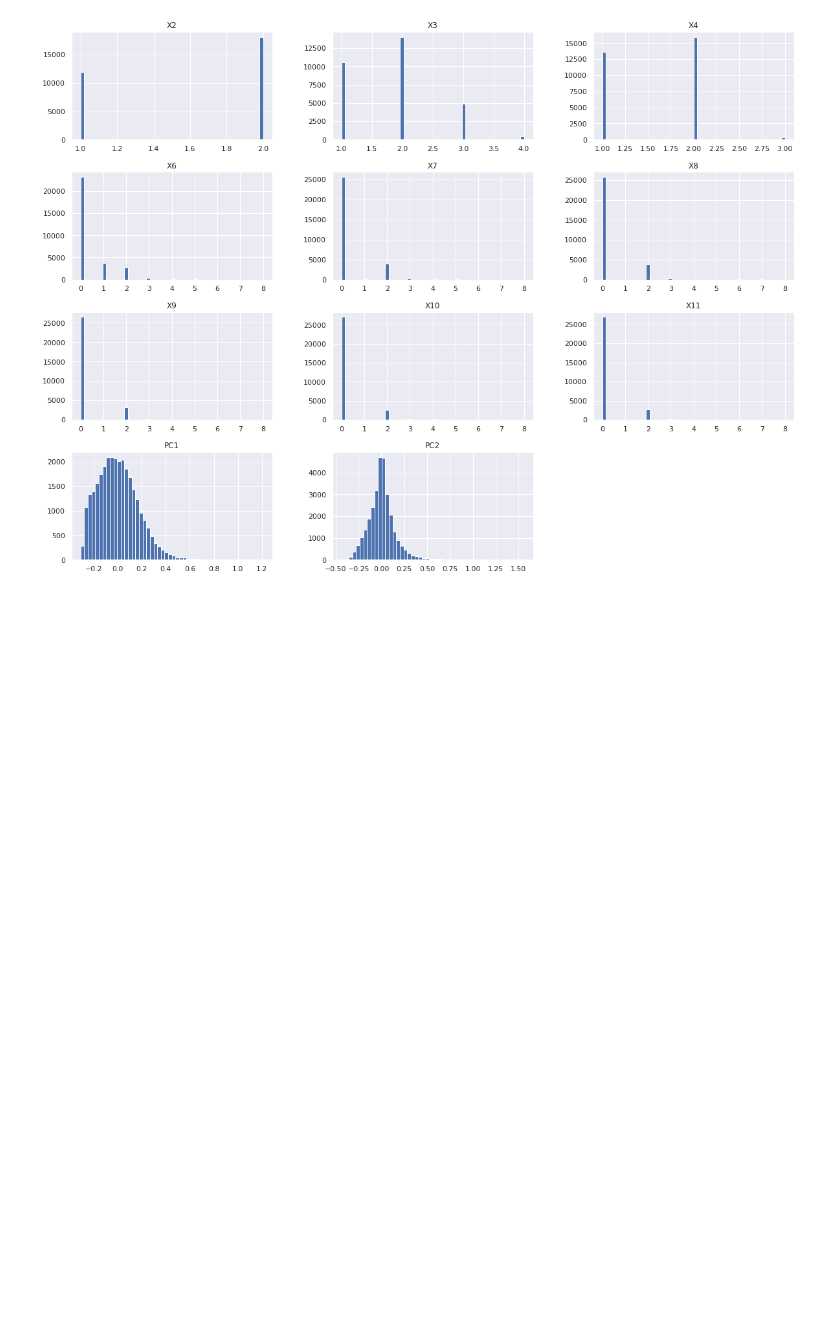
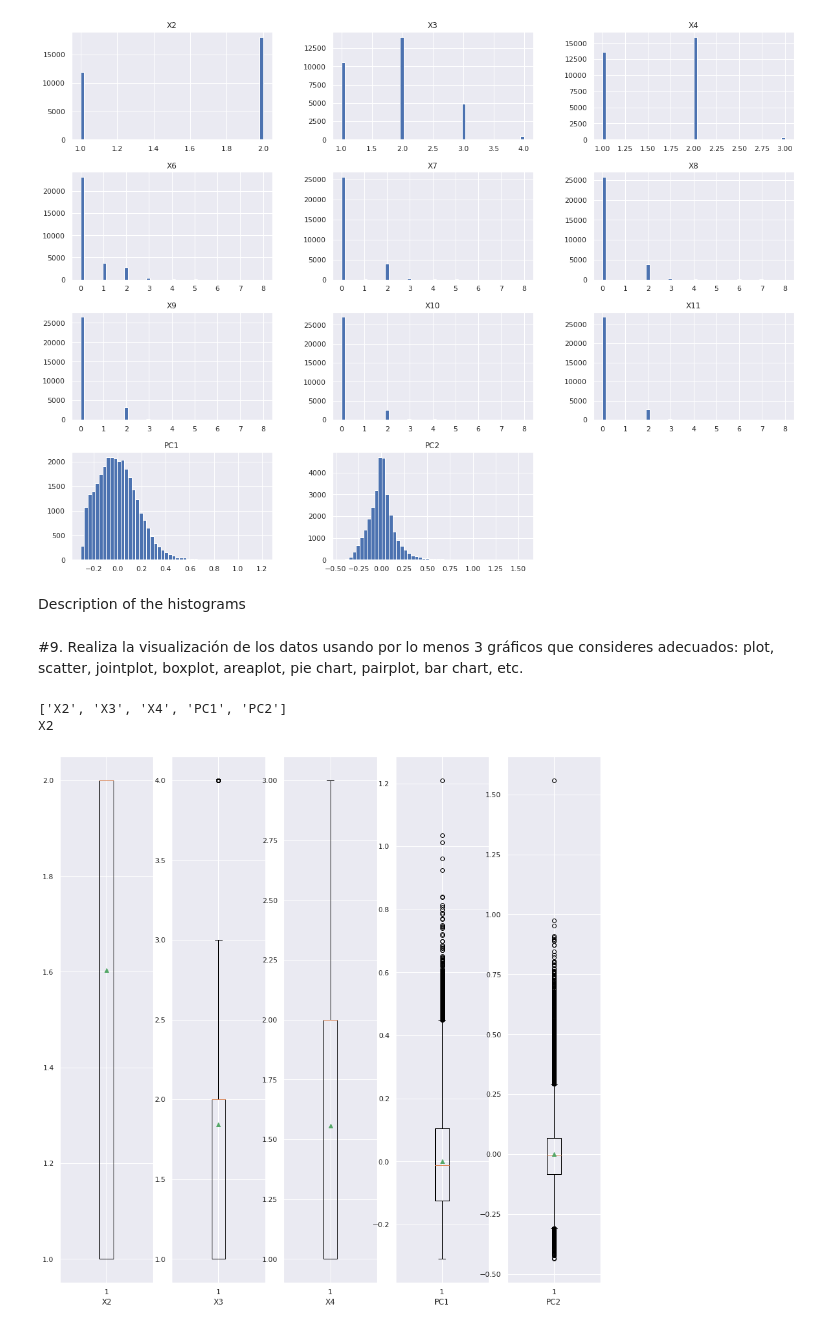
Before and after one commit to PosgradoMNA/actividades-de-aprendizaje-rafaelsangarcia, a Jupyter notebook: Semana6/Actividad/ Visualizacion_A01182780.ipynb, the cells around one changed output. Saved outputs shown, nothing was run; the diff lists cells and outputs as text; code cells hidden in the pictures; blank space fills up the shorter version.

Commit message:
charts

```diff
--- a/Semana6/Actividad/ Visualizacion_A01182780.ipynb
+++ b/Semana6/Actividad/ Visualizacion_A01182780.ipynb
@@ -740,3 +740,25 @@ dataframe.hist(bins = 50, figsize = (20,15))
 plt.show()
 # %% [output]
 [figure]
+# %% [markdown]
+Description of the histograms
+# %% [markdown]
+#9. Realiza la visualización de los datos usando por lo menos 3 gráficos que consideres adecuados: plot, scatter, jointplot, boxplot, areaplot, pie chart, pairplot, bar chart, etc.
+# %%
+sns.set(rc={'figure.figsize':(15,15)})
+nombres = ['X2','X3', 'X4','PC1', 'PC2']
+print(nombres)
+fig, axes = plt.subplots(2, 4)
+k=0
+print(nombres[0])
+for name in nombres:
+  plt.subplot(1,5,k+1)
+  plt.boxplot(dataframe[name], showmeans=True)
+  plt.xlabel(name)
+  k+=1
+
+plt.show()
+# %% [output]
+['X2', 'X3', 'X4', 'PC1', 'PC2']
+X2
+[figure, added]
```
Also changed, not shown: parts of 5 cells of this notebook.
